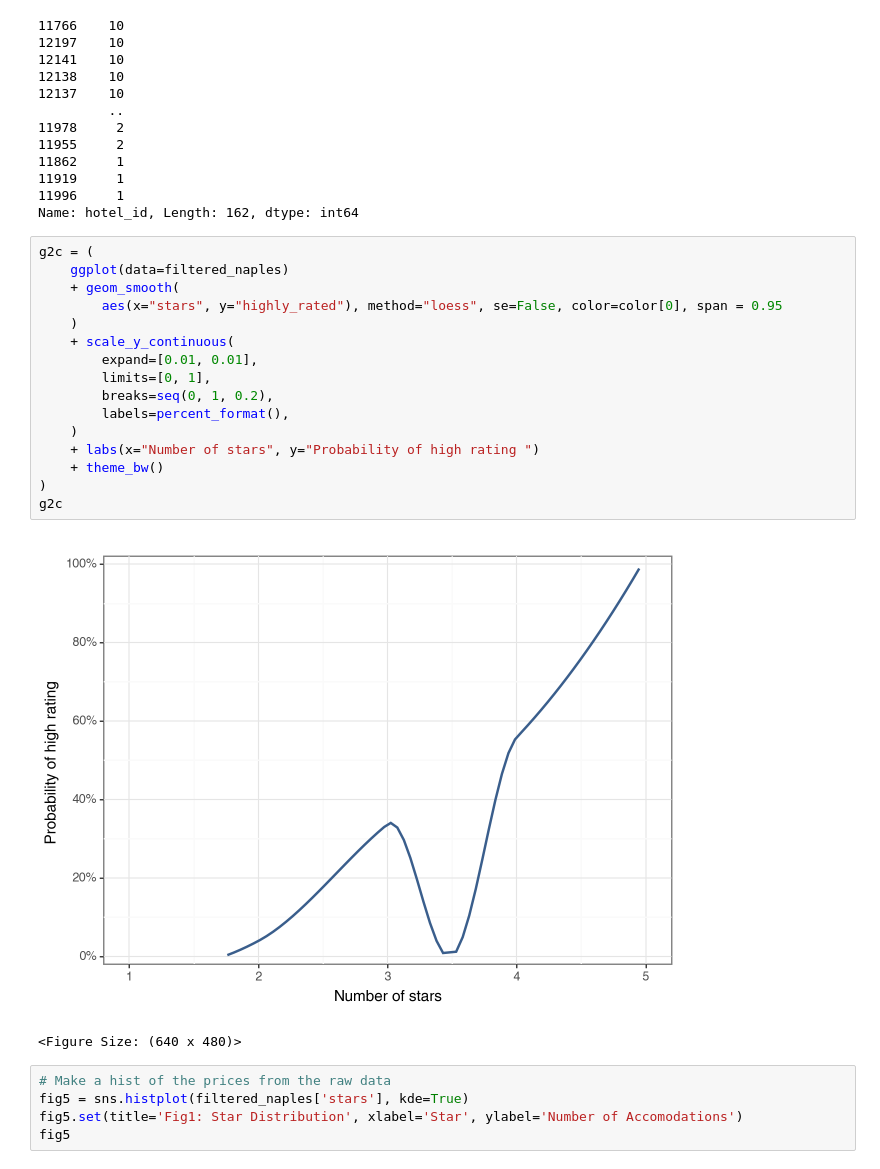
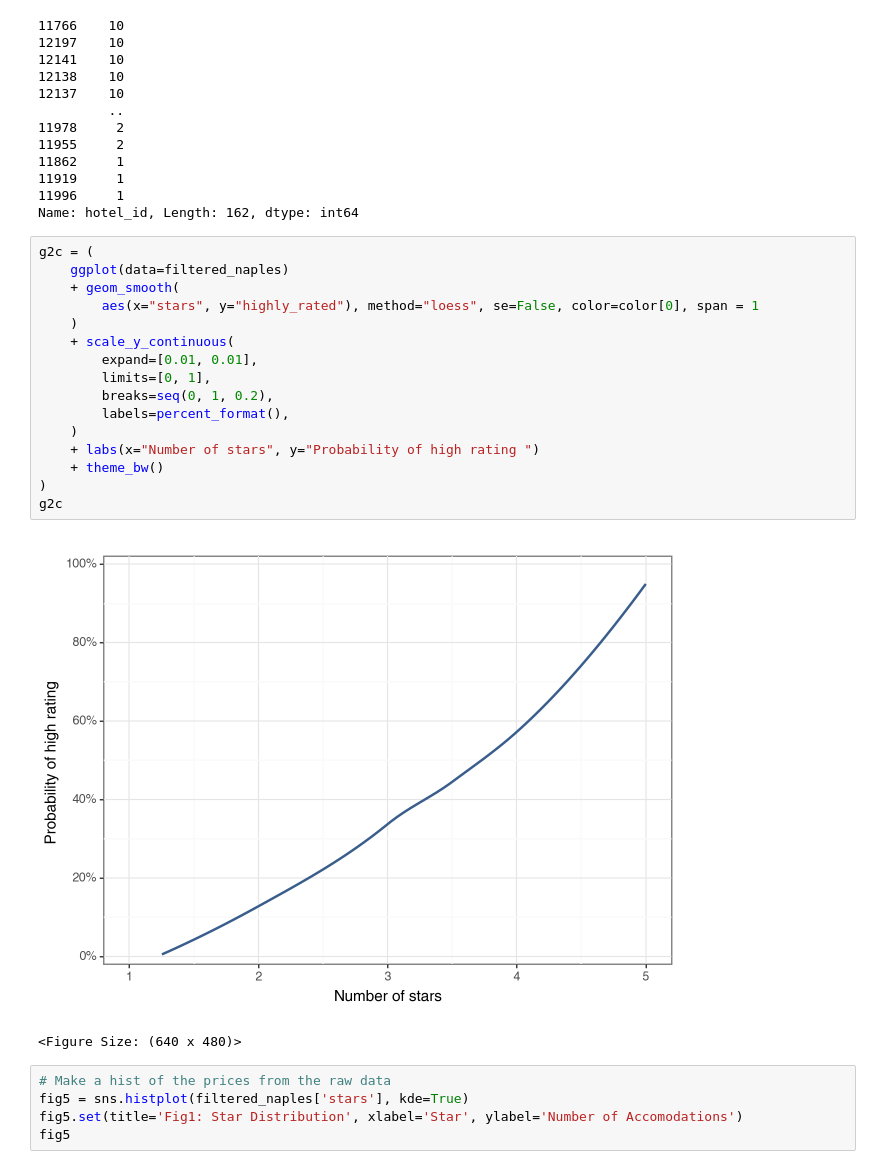
Before and after one commit to mateschieszler/DA2_2023, a Jupyter notebook: work-files/assignment2/Assignment-2_code_work.ipynb, the cells around one changed output. Cells and saved outputs as stored; diff of their text form.

```diff
--- a/work-files/assignment2/Assignment-2_code_work.ipynb
+++ b/work-files/assignment2/Assignment-2_code_work.ipynb
@@ -414,21 +414,21 @@ Name: hotel_id, Length: 162, dtype: int64
 # %%
 g2c = (
     ggplot(data=filtered_naples)
     + geom_smooth(
-        aes(x="stars", y="highly_rated"), method="loess", se=False, color=color[0], span = 0.95
+        aes(x="stars", y="highly_rated"), method="loess", se=False, color=color[0], span = 1
     )
     + scale_y_continuous(
         expand=[0.01, 0.01],
         limits=[0, 1],
         breaks=seq(0, 1, 0.2),
         labels=percent_format(),
     )
     + labs(x="Number of stars", y="Probability of high rating ")
     + theme_bw()
 )
 g2c
 # %% [output]
-[figure, old version]
+[figure, new version]
 <Figure Size: (640 x 480)>
 # %%
 # Make a hist of the prices from the raw data
```
Also changed, not shown: parts of 1 cell of this notebook.
